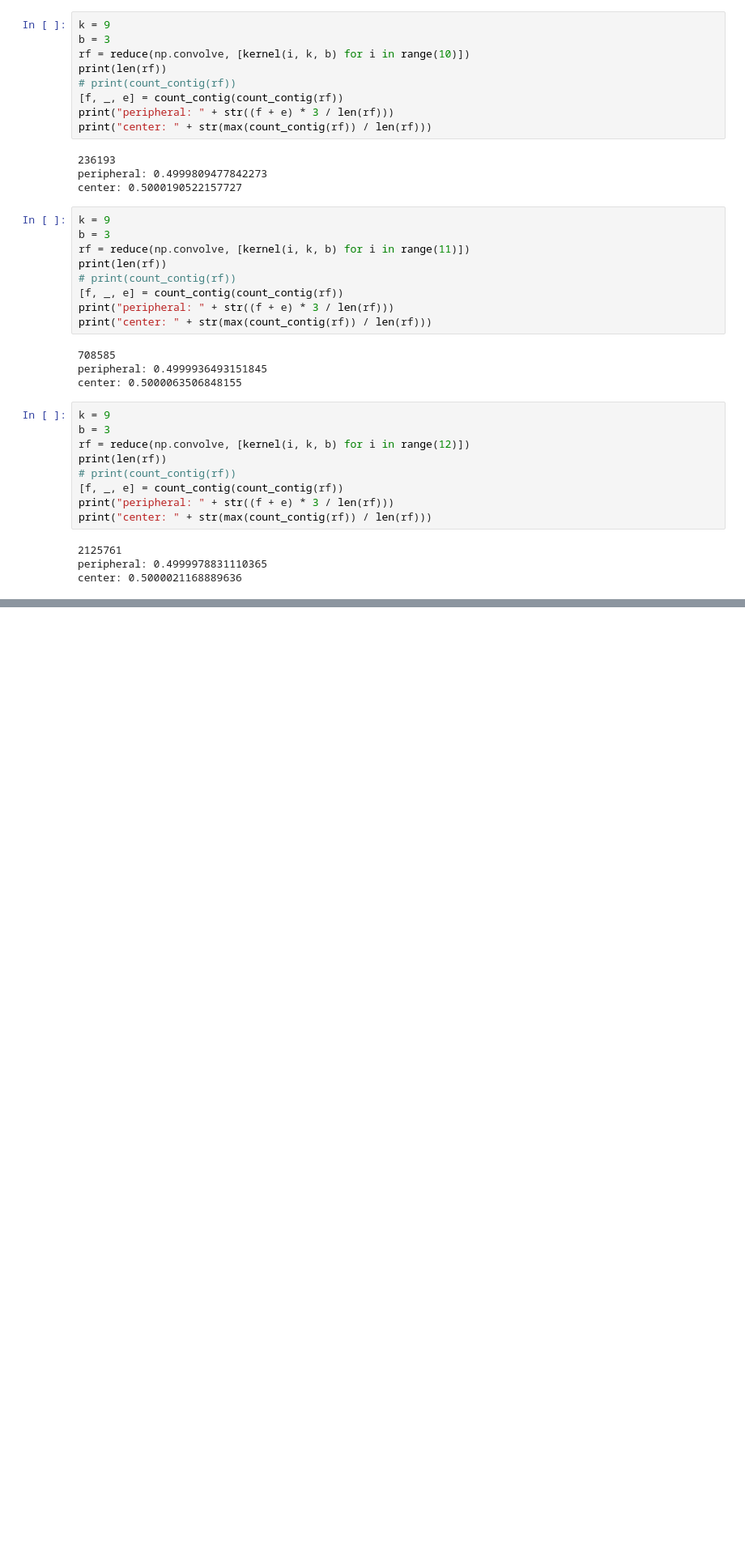
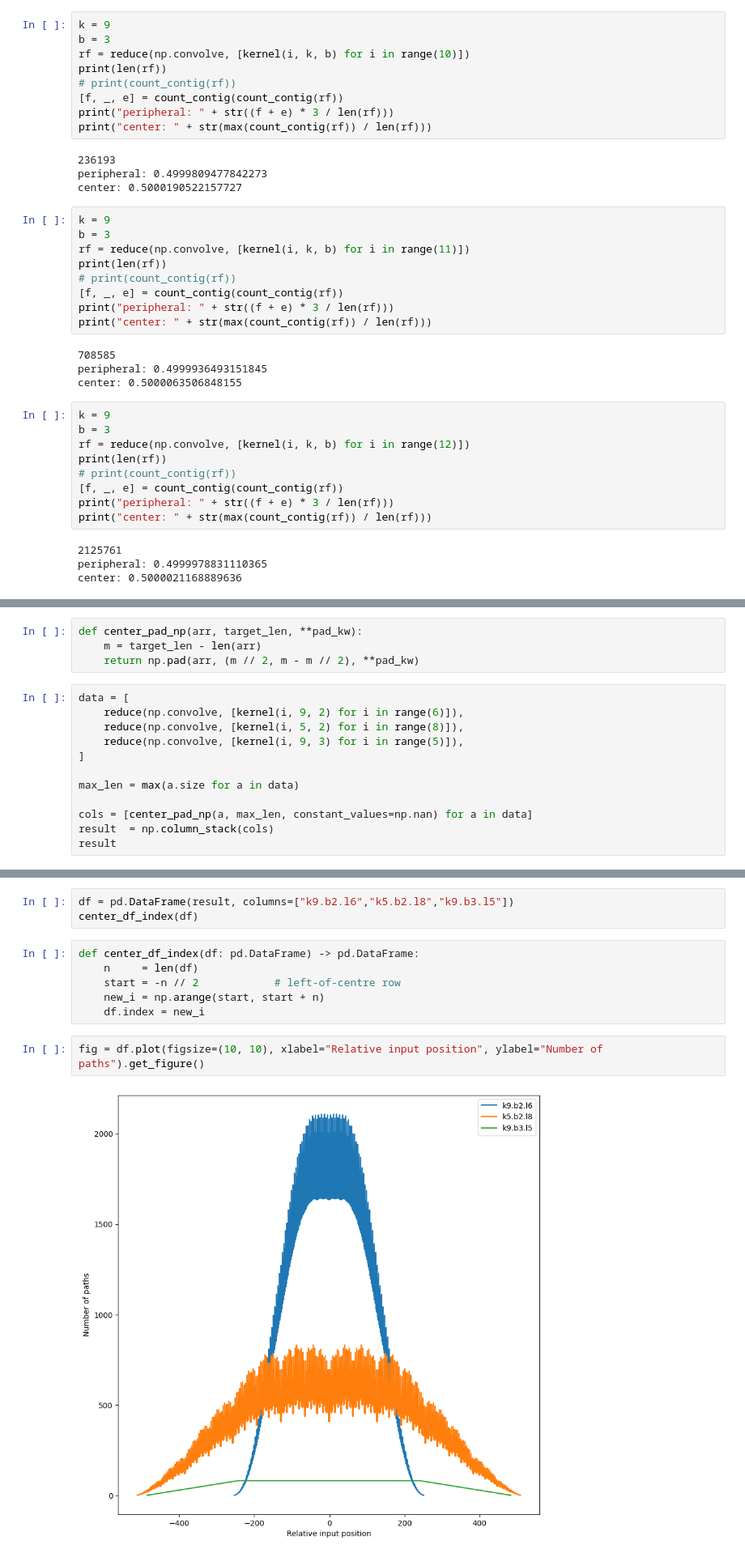
Before and after one commit to SilvanCodes/masterthesis-ramses, a Jupyter notebook: scripts/playground.ipynb, the cells around one changed output, grey strips where cells are left out. Shown: that part at 81% size. Cells and saved outputs as stored; diff of their text form; blank space fills up the shorter version.

```diff
--- a/scripts/playground.ipynb
+++ b/scripts/playground.ipynb
@@ -753,0 +779,16 @@ center: 0.5000021168889636
+# %%
+def center_pad_np(arr, target_len, **pad_kw):
+    m = target_len - len(arr)
+    return np.pad(arr, (m // 2, m - m // 2), **pad_kw)
+# %%
+data = [
+    reduce(np.convolve, [kernel(i, 9, 2) for i in range(6)]),
+    reduce(np.convolve, [kernel(i, 5, 2) for i in range(8)]),
+    reduce(np.convolve, [kernel(i, 9, 3) for i in range(5)]),
+]
+
+max_len = max(a.size for a in data)
+
+cols = [center_pad_np(a, max_len, constant_values=np.nan) for a in data]
+result  = np.column_stack(cols)
+result
@@ -753,0 +803,13 @@ center: 0.5000021168889636
+# %%
+df = pd.DataFrame(result, columns=["k9.b2.l6","k5.b2.l8","k9.b3.l5"])
+center_df_index(df)
+# %%
+def center_df_index(df: pd.DataFrame) -> pd.DataFrame:
+    n     = len(df)
+    start = -n // 2            # left-of-centre row
+    new_i = np.arange(start, start + n)
+    df.index = new_i
+# %%
+fig = df.plot(figsize=(10, 10), xlabel="Relative input position", ylabel="Number of paths").get_figure()
+# %% [output]
+[figure, added]
```
Also changed, not shown: parts of 11 cells of this notebook, 2 other files.
